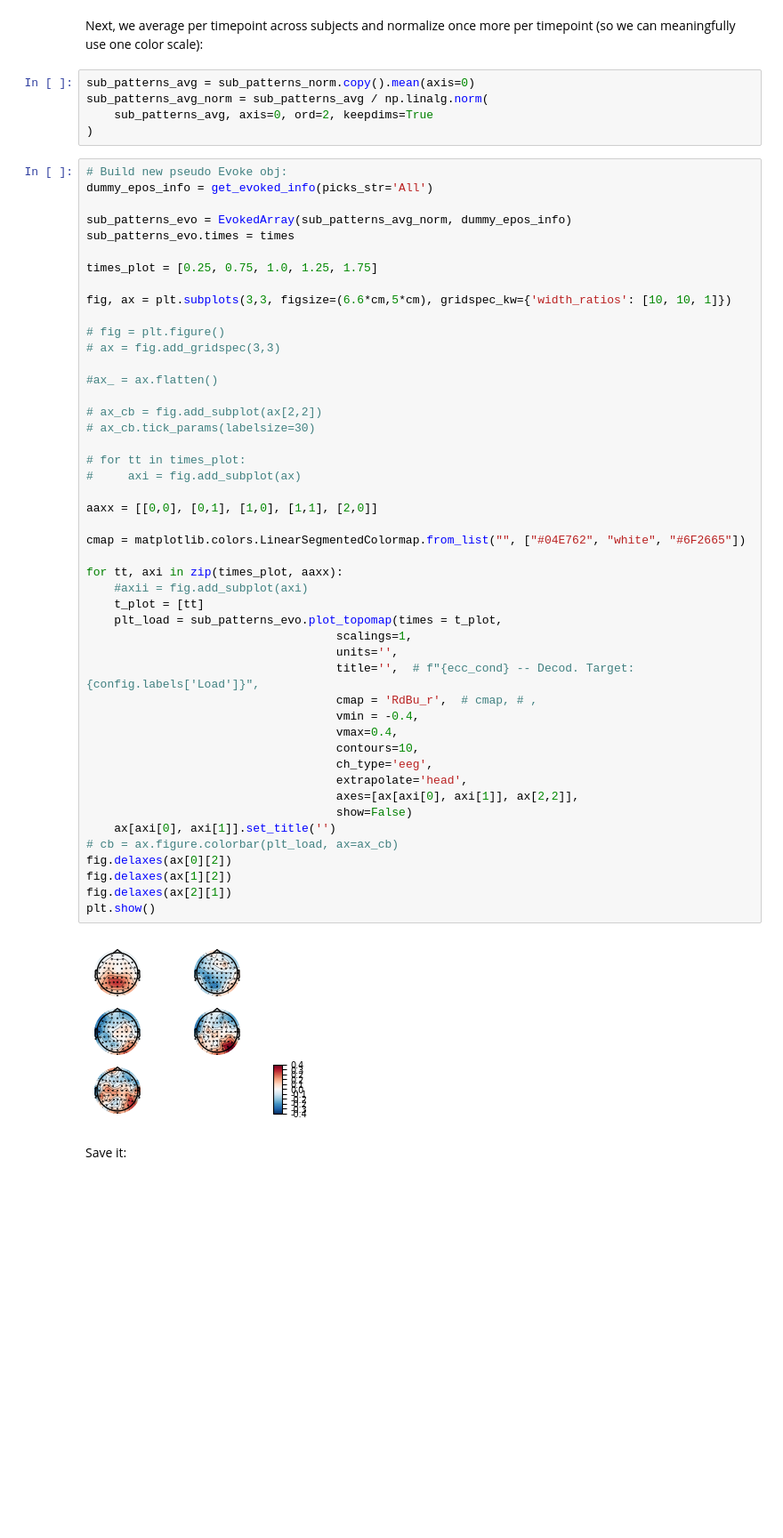
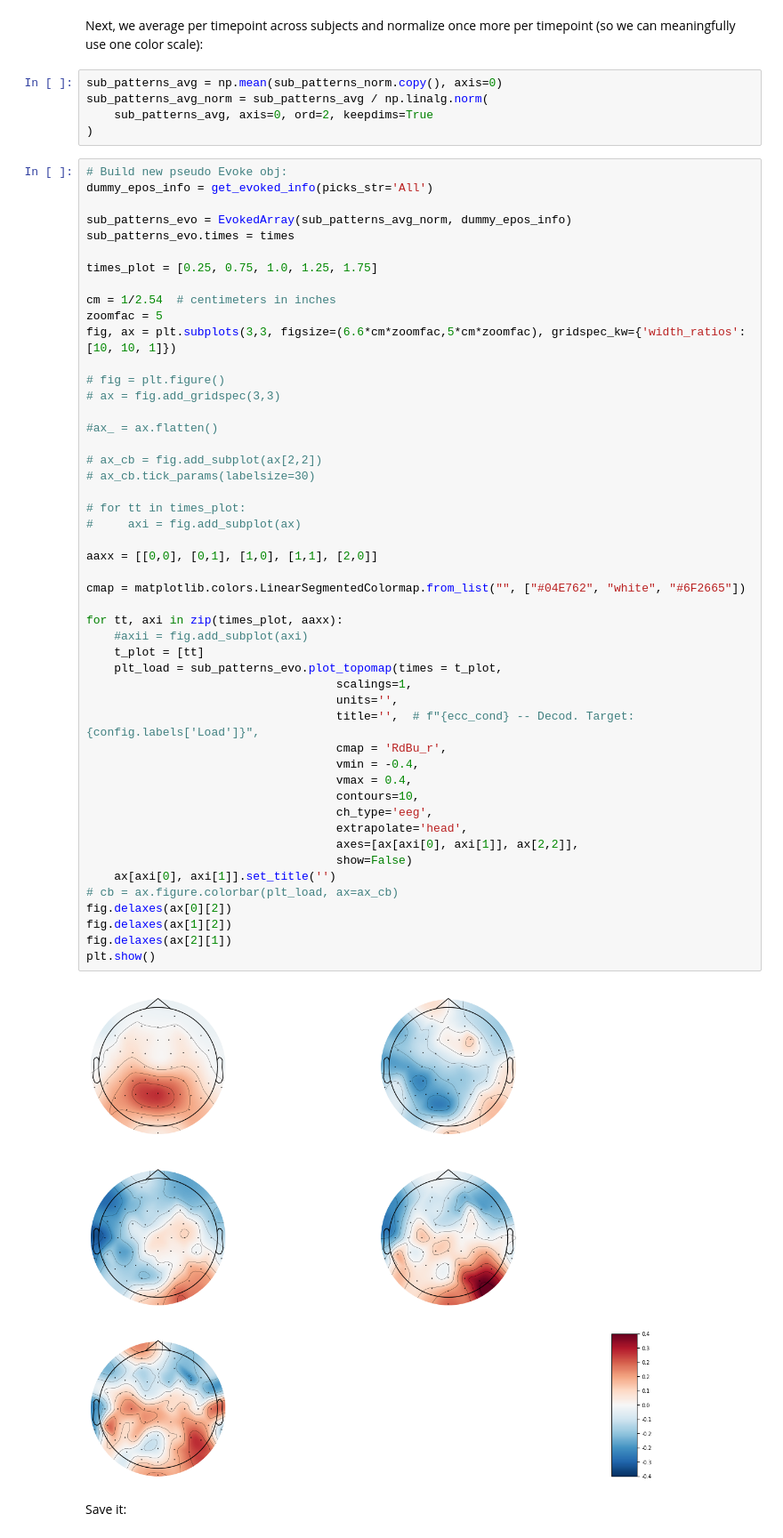
Before and after one commit to eioe/vMemEcc-Analyses, a Jupyter notebook: Analyses_Py/04.1-decoding_sensorspace_plotters.ipynb, the cells around one changed output. Shown at 89% size. Drawn from its saved outputs; the diff is of its cells as text; blank space fills up the shorter version.

Commit message:
fix minor plotting params

```diff
--- a/Analyses_Py/04.1-decoding_sensorspace_plotters.ipynb
+++ b/Analyses_Py/04.1-decoding_sensorspace_plotters.ipynb
@@ -979,7 +980,7 @@ sub_patterns_norm = sub_patterns / np.linalg.norm(
 # %% [markdown]
 Next, we average per timepoint across subjects and normalize once more per timepoint (so we can meaningfully use one color scale):
 # %%
-sub_patterns_avg = sub_patterns_norm.copy().mean(axis=0)
+sub_patterns_avg = np.mean(sub_patterns_norm.copy(), axis=0)
 sub_patterns_avg_norm = sub_patterns_avg / np.linalg.norm(
     sub_patterns_avg, axis=0, ord=2, keepdims=True
 )
@@ -992,7 +993,9 @@ sub_patterns_evo.times = times
 
 times_plot = [0.25, 0.75, 1.0, 1.25, 1.75]
 
-fig, ax = plt.subplots(3,3, figsize=(6.6*cm,5*cm), gridspec_kw={'width_ratios': [10, 10, 1]})
+cm = 1/2.54  # centimeters in inches
+zoomfac = 5
+fig, ax = plt.subplots(3,3, figsize=(6.6*cm*zoomfac,5*cm*zoomfac), gridspec_kw={'width_ratios': [10, 10, 1]})
 
 # fig = plt.figure()
 # ax = fig.add_gridspec(3,3)
@@ -1002,36 +1005,36 @@ fig, ax = plt.subplots(3,3, figsize=(6.6*cm,5*cm), gridspec_kw={'width_ratios':
 # ax_cb = fig.add_subplot(ax[2,2])
 # ax_cb.tick_params(labelsize=30)
 
 # for tt in times_plot:
 #     axi = fig.add_subplot(ax)
 
 aaxx = [[0,0], [0,1], [1,0], [1,1], [2,0]]
 
 cmap = matplotlib.colors.LinearSegmentedColormap.from_list("", ["#04E762", "white", "#6F2665"])
 
 for tt, axi in zip(times_plot, aaxx):
     #axii = fig.add_subplot(axi)
     t_plot = [tt]
     plt_load = sub_patterns_evo.plot_topomap(times = t_plot,
                                     scalings=1,
                                     units='',
                                     title='',  # f"{ecc_cond} -- Decod. Target: {config.labels['Load']}",
-                                    cmap = 'RdBu_r',  # cmap, # ,
+                                    cmap = 'RdBu_r',
                                     vmin = -0.4,
-                                    vmax=0.4,
+                                    vmax = 0.4,
                                     contours=10,
                                     ch_type='eeg',
                                     extrapolate='head',
                                     axes=[ax[axi[0], axi[1]], ax[2,2]],
                                     show=False)
     ax[axi[0], axi[1]].set_title('')
 # cb = ax.figure.colorbar(plt_load, ax=ax_cb)
 fig.delaxes(ax[0][2])
 fig.delaxes(ax[1][2])
 fig.delaxes(ax[2][1])
 plt.show()
 # %% [output]
-[figure, old version]
+[figure, new version]
 # %% [markdown]
 Save it:
 # %%
```
Also changed, not shown: parts of 1 cell of this notebook.
